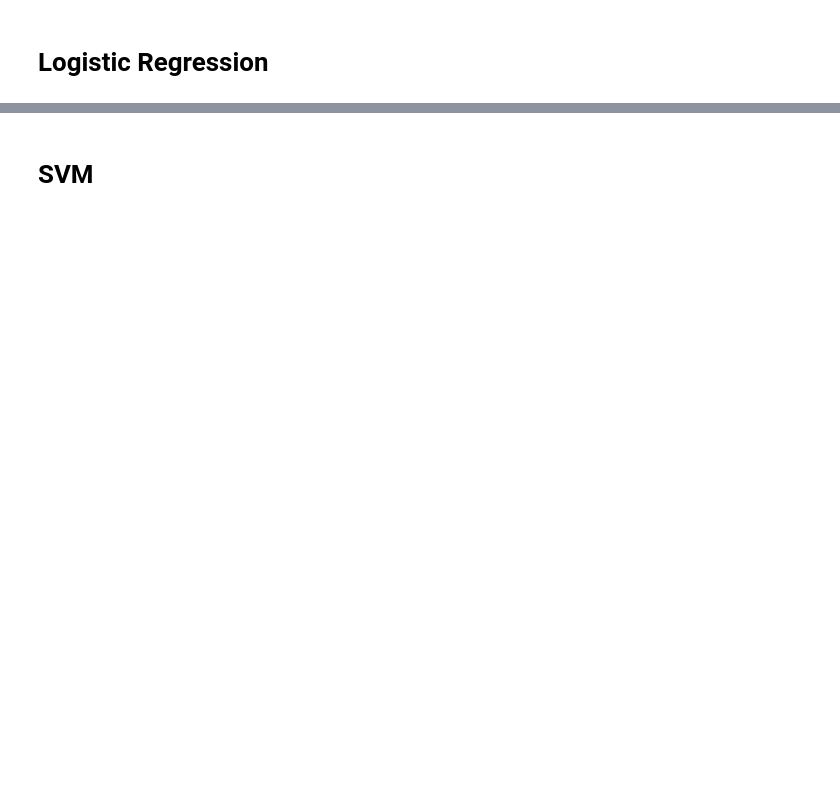
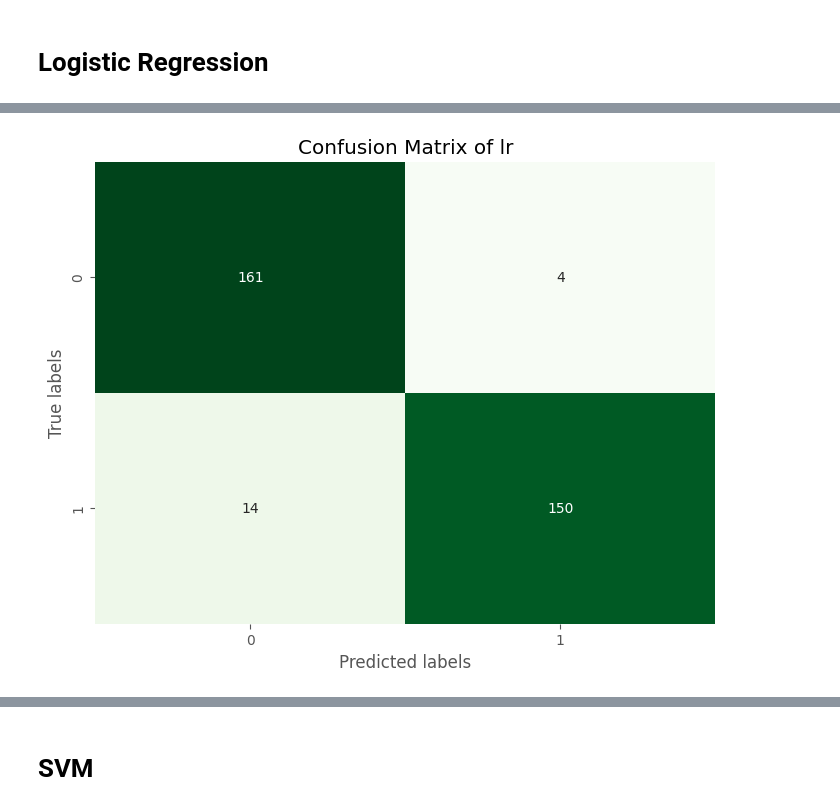
Before and after one commit to SaymaSJ/Porject-IoMT-, a Jupyter notebook: IoMT.ipynb, the cells around one changed output, grey strips where cells are left out. Drawn from its saved outputs; the diff is of its cells as text; code cells hidden in the pictures; blank space fills up the shorter version.

```diff
--- a/IoMT.ipynb
+++ b/IoMT.ipynb
@@ -404,0 +543,78 @@ Confusion Matrix and
+# %%
+
+
+# Assuming you have a trained logistic regression model named 'logistic_regression'
+# and your test features are in 'X_test'
+
+# Get predicted probabilities for each class
+y_proba = lr.predict_proba(X_test)
+
+# Extract the probabilities for the positive class (assuming it's class 1)
+y_proba_positive = y_proba[:, 1]
+
+# Assuming you have true labels y_true
+
+# Define a threshold
+threshold = 0.3
+  # Example threshold, you can adjust as needed
+
+# Convert predicted probabilities to binary predictions based on the threshold
+y_pred_threshold = (y_proba_positive >= threshold).astype(int)
+
+# Now you can compute the confusion matrix, accuracy, or other metrics using y_true and y_pred_threshold
+from sklearn.metrics import confusion_matrix, accuracy_score
+
+# Compute confusion matrix
+conf_mat = confusion_matrix(y_test, y_pred_threshold)
+print("Confusion Matrix:")
+print(conf_mat)
+
+# Compute accuracy
+accuracy = accuracy_score(y_test, y_pred_threshold)
+print("Accuracy:", accuracy)
+
+cm = confusion_matrix(y_test, y_pred_threshold)
+
+# Calculate the validation metrics
+accuracy = accuracy_score(y_test, y_pred_threshold)
+precision = precision_score(y_test, y_pred_threshold, average='weighted')
+recall = recall_score(y_test, y_pred_threshold, average='weighted')
+f1 = f1_score(y_test, y_pred_threshold, average='weighted')
+
+# Calculate additional metrics
+tn, fp, fn, tp = cm.ravel()
+specificity = tn / (tn + fp)
+fpr = fp / (fp + tn)
+fnr = fn / (fn + tp)
+ppv = tp / (tp + fp)
+npv = tn / (tn + fn)
+mcc = (tp * tn - fp * fn) / np.sqrt((tp + fp) * (tp + fn) * (tn + fp) * (tn + fn))
+informedness = recall + specificity - 1
+markedness = ppv + npv - 1
+
+# Print the metrics
+print("Confusion Matrix:")
+print(cm)
+print("Accuracy:", accuracy)
+print("Precision:", precision)
+print("Recall:", recall)
+print("F1 Score:", f1)
+print("Specificity:", specificity)
+print("False Positive Rate (FPR):", fpr)
+print("False Negative Rate (FNR):", fnr)
+print("Positive Predictive Value (PPV):", ppv)
+print("Negative Predictive Value (NPV):", npv)
+print("Matthews Correlation Coefficient (MCC):", mcc)
+print("Informedness (Youden's J statistic):", informedness)
+print("Markedness:", markedness)
+# Compute confusion matrix
+cm = confusion_matrix(y_test, y_pred_threshold)
+
+# Visualize confusion matrix
+plt.figure(figsize=(8, 6))
+sns.heatmap(cm, annot=True, cmap='Greens', fmt='g', cbar=False)
+plt.xlabel('Predicted labels')
+plt.ylabel('True labels')
+plt.title('Confusion Matrix of lr')
+plt.show()
+# %% [output]
@@ -405 +640,2 @@ Confusion Matrix and
+[figure, added]
 # %% [markdown]
```
Also changed, not shown: parts of 33 cells of this notebook.
